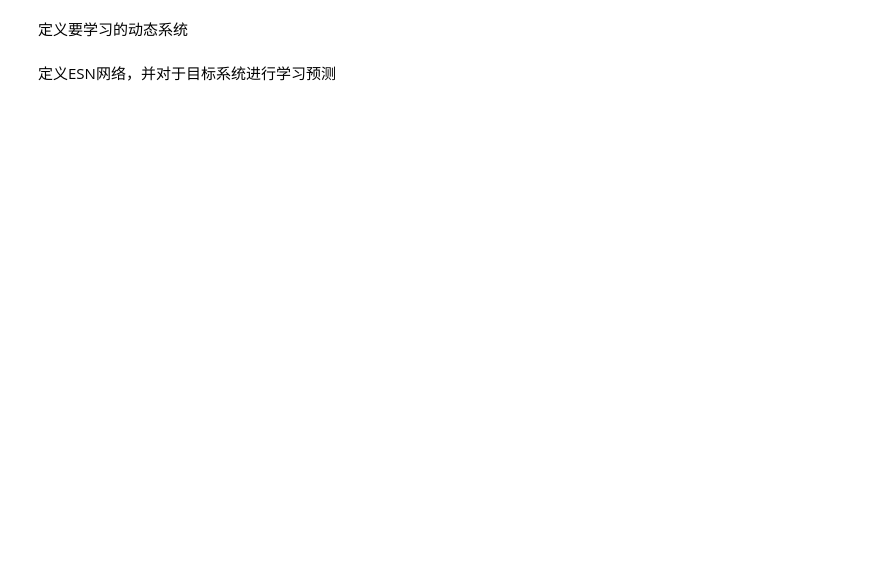
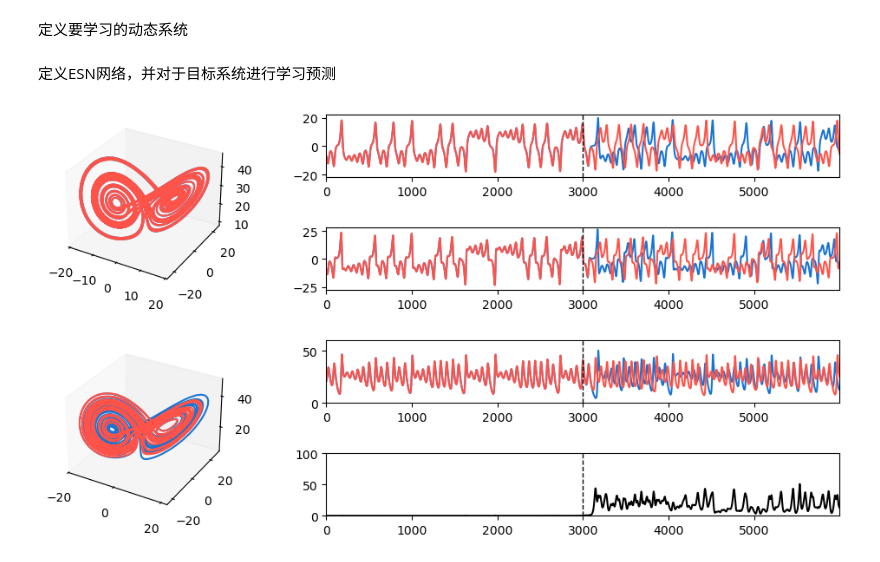
Before and after one commit to MajestyV/RIGEL, a Jupyter notebook: scripts/notebooks/ChaoticAttractor_AnalogESN.ipynb, the cells around one changed output. Cells and saved outputs as stored; diff of their text form; code cells hidden in the pictures; blank space fills up the shorter version.

```diff
--- a/scripts/notebooks/ChaoticAttractor_AnalogESN.ipynb
+++ b/scripts/notebooks/ChaoticAttractor_AnalogESN.ipynb
@@ -31,47 +34,48 @@ t_test, x_test, y_test = testing_set
 # %%
 # NOTE: 定义一些常用的网络参数
 input_scaling = 0.25  # 如果计算结果出现nan，则可以考虑先降低输入的缩放因子，因为我们的激活函数是无界函数，很容易超出计算机所能处理的量程
 leaking_rate = 0.95
 # NOTE: 水库权重矩阵的参数
 reservoir_dim = 400  # N是水库矩库的边长，同时也就是水库态向量的长度
 spectral_radius = 1.2
 reservoir_density = 0.05
 # 器件的性能的多项式拟合系数
-    # device_coefficient = [0, -0.0606270243, 0.00364103237, 0.140685043, 0.00988703156, -0.00824646444,
-    # -0.000618645284, 0.000257831028, 0.000011526794, -0.00000315380367]
-    # reference_factor = 0.65
-    transient = 1000
+# device_coefficient = [0, -0.0606270243, 0.00364103237, 0.140685043, 0.00988703156, -0.00824646444,
+# -0.000618645284, 0.000257831028, 0.000011526794, -0.00000315380367]
+# reference_factor = 0.65
+transient = 1000
 
-    def act_func(x): return Activation.I_Taylor_w_OperationalRange(x, operational_range=(-3,3))
+def act_func(x): return Activation.I_Taylor_w_OperationalRange(x, operational_range=(-3,3))  # 激活函数，考虑了器件的非理想特性
 
-    model = ESN.Analog_LiESN(input_dimension=3,output_dimension=3,
-                             input_scaling=input_scaling,
-                             # activation=Activation.I_Taylor,  # Ideal device charateristics
-                             # activation=Activation.I_Taylor_w_deviation,  # Considering device variation
-                             activation=act_func,
-                             leaking_rate=leaking_rate,
-                             reservoir_dimension=reservoir_dim,
-                             reservoir_density=reservoir_density,
-                             reservoir_spectral_radius=spectral_radius,
-                             # reservoir_connection_weight=W_res,
-                             transient=transient,
-                             bias=0)
+model = ESN.Analog_LiESN(input_dimension=3,output_dimension=3,
+                        input_scaling=input_scaling,
+                        # activation=Activation.I_Taylor,  # Ideal device charateristics
+                        # activation=Activation.I_Taylor_w_deviation,  # Considering device variation
+                        activation=act_func,
+                        leaking_rate=leaking_rate,
+                        reservoir_dimension=reservoir_dim,
+                        reservoir_density=reservoir_density,
+                        reservoir_spectral_radius=spectral_radius,
+                        # reservoir_connection_weight=W_res,
+                        transient=transient,
+                        bias=0)
 
-    # opt_algorithm=4的SelectKBest算法有奇效，太过夸张，慎用！！！主要是岭回归（opt_algorithm=2）效果太好！！！
-    y_train_ESN, y_train, u_state_train, r_state_train, W_out = model.Training_phase(x_train, y_train, opt_algorithm=2)
-    # 此模型可以利用transient参数先把前面一段储层的初始态去掉
-    t_train_new = np.array([i + num_init + transient for i in range(y_train.shape[1])])
+# opt_algorithm=4的SelectKBest算法有奇效，太过夸张，慎用！！！主要是岭回归（opt_algorithm=2）效果太好！！！
+y_train_ESN, y_train, u_state_train, r_state_train, W_out = model.Training_phase(x_train, y_train, opt_algorithm=2)
+# 此模型可以利用transient参数先把前面一段储层的初始态去掉
+t_train_new = np.array([i + num_init + transient for i in range(y_train.shape[1])])
 
-    y_test_ESN, u_state_test, r_state_test = model.Predicting_phase(num_test)
+y_test_ESN, u_state_test, r_state_test = model.Predicting_phase(num_test)
 
-    # 网络拟合结果分析
-    VISION.Analyze_3D_systems(np.hstack((t_train_new, t_test)), (y_train, y_train_ESN), (y_test, y_test_ESN),
-                                 deviation_range=(0, 100))
+# 网络拟合结果分析
+VISION.Analyze_3D_systems(np.hstack((t_train_new, t_test)), (y_train, y_train_ESN), (y_test, y_test_ESN), deviation_range=(0, 100))
 
-    plt.show(block=True)
+plt.show(block=True)
 
-    # Lyapunov谱分析
-    # Evaluation.Quick_LyapunovAnalysis(y_test,y_test_ESN,mean_period=10,num_step=2000,step_length=step_length,
-                                      # estimate_steps_truth=200,estimate_steps_network=200,
-                                      # filename='Lorenz',
-                                      # saving_directory='E:/PhD_research/NonlinearNode_for_InformationSecurity/Manuscript_Theory/补充数据')
+# Lyapunov谱分析
+# Evaluation.Quick_LyapunovAnalysis(y_test,y_test_ESN,mean_period=10,num_step=2000,step_length=step_length,
+                                    # estimate_steps_truth=200,estimate_steps_network=200,
+                                    # filename='Lorenz',
+                                    # saving_directory='E:/PhD_research/NonlinearNode_for_InformationSecurity/Manuscript_Theory/补充数据')
+# %% [output]
+[figure, added]
```
Also changed, not shown: parts of 2 cells of this notebook, 2 other files.
